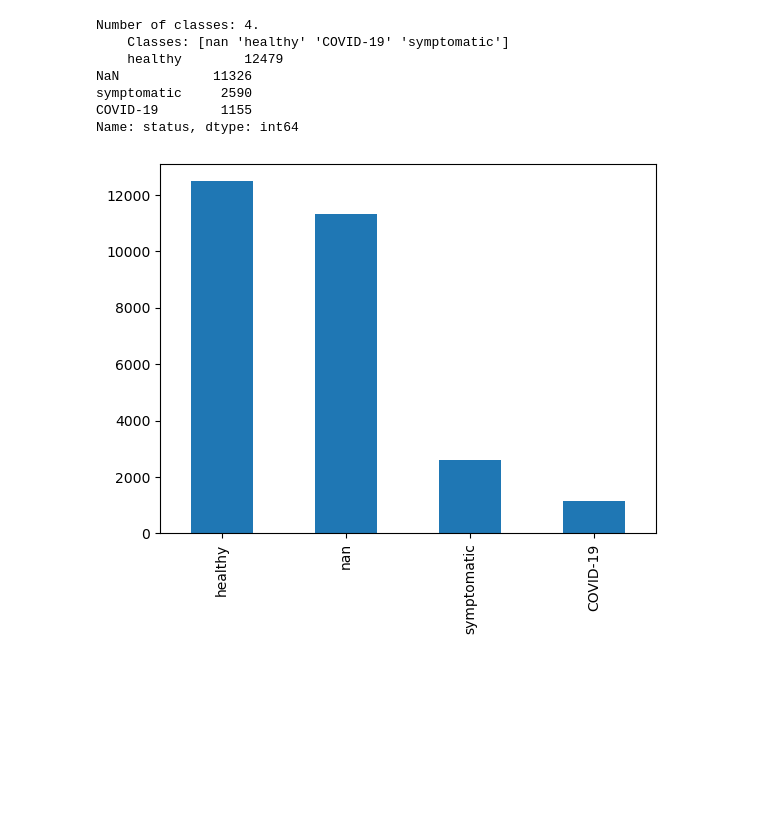
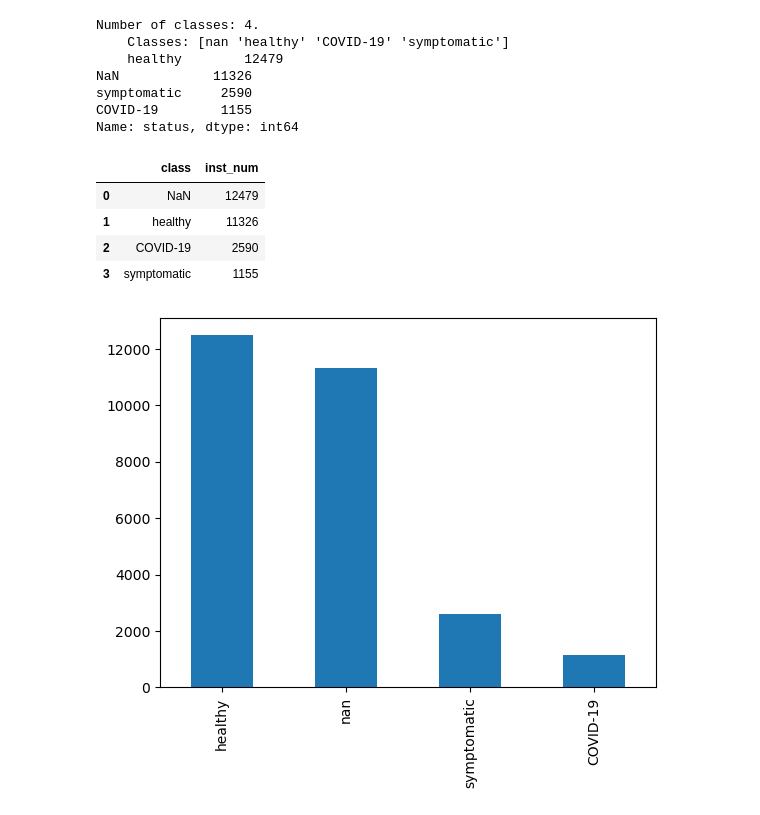
Before and after one commit to katab99/ce8-covid-coughs, a Jupyter notebook: mini-project.ipynb, the cells around one changed output. Saved outputs shown, nothing was run; the diff lists cells and outputs as text; code cells hidden in the pictures; blank space fills up the shorter version.

```diff
--- a/mini-project.ipynb
+++ b/mini-project.ipynb
@@ -46,6 +47,18 @@ NaN            11326
 symptomatic     2590
 COVID-19        1155
 Name: status, dtype: int64
+# %%
+classes = list(df["status"].unique())
+inst_num = list(pd.value_counts(df['status'], dropna=False))
+
+plot_df = pd.DataFrame({"class": classes, "inst_num" : inst_num})
+plot_df
+# %% [output]
+|  | class | inst_num |
+| 0 | NaN | 12479 |
+| 1 | healthy | 11326 |
+| 2 | COVID-19 | 2590 |
+| 3 | symptomatic | 1155 |
 # %%
 # some problem with this shit
 pd.value_counts(df['status'], dropna=False).plot.bar()
```
Also changed, not shown: parts of 14 cells of this notebook.
